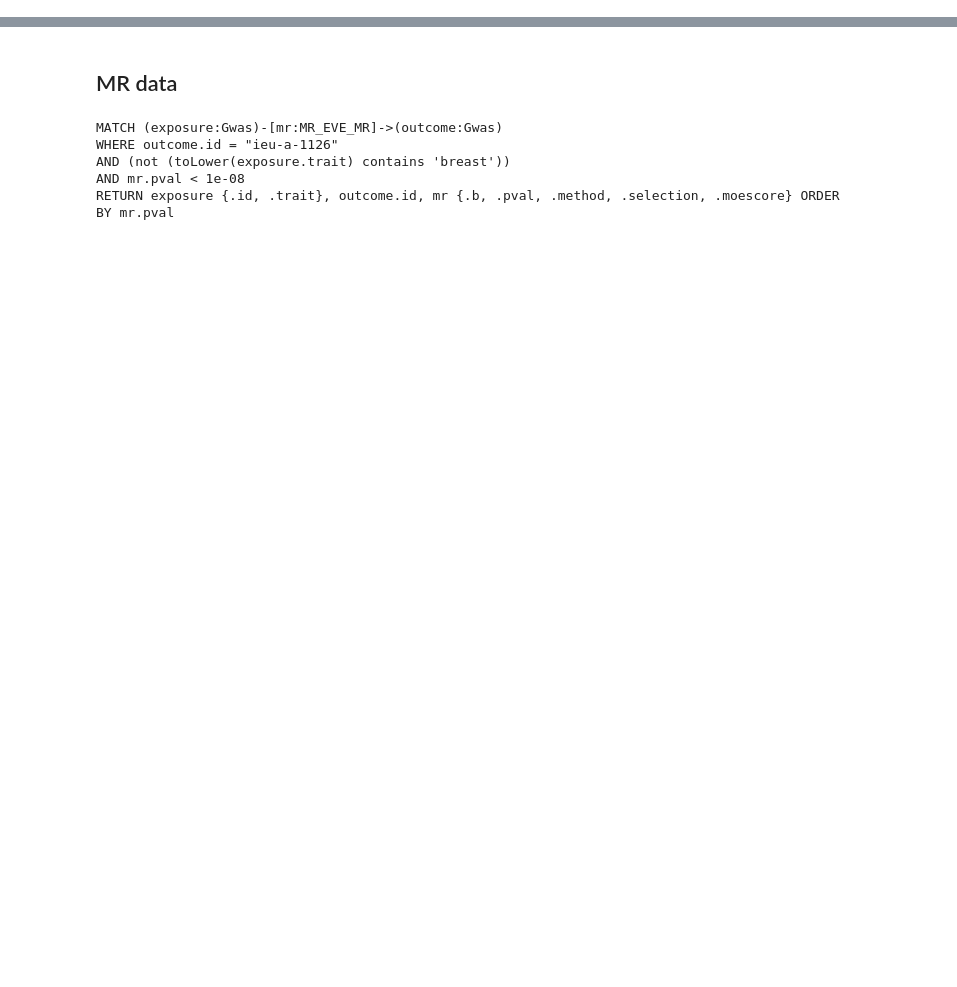
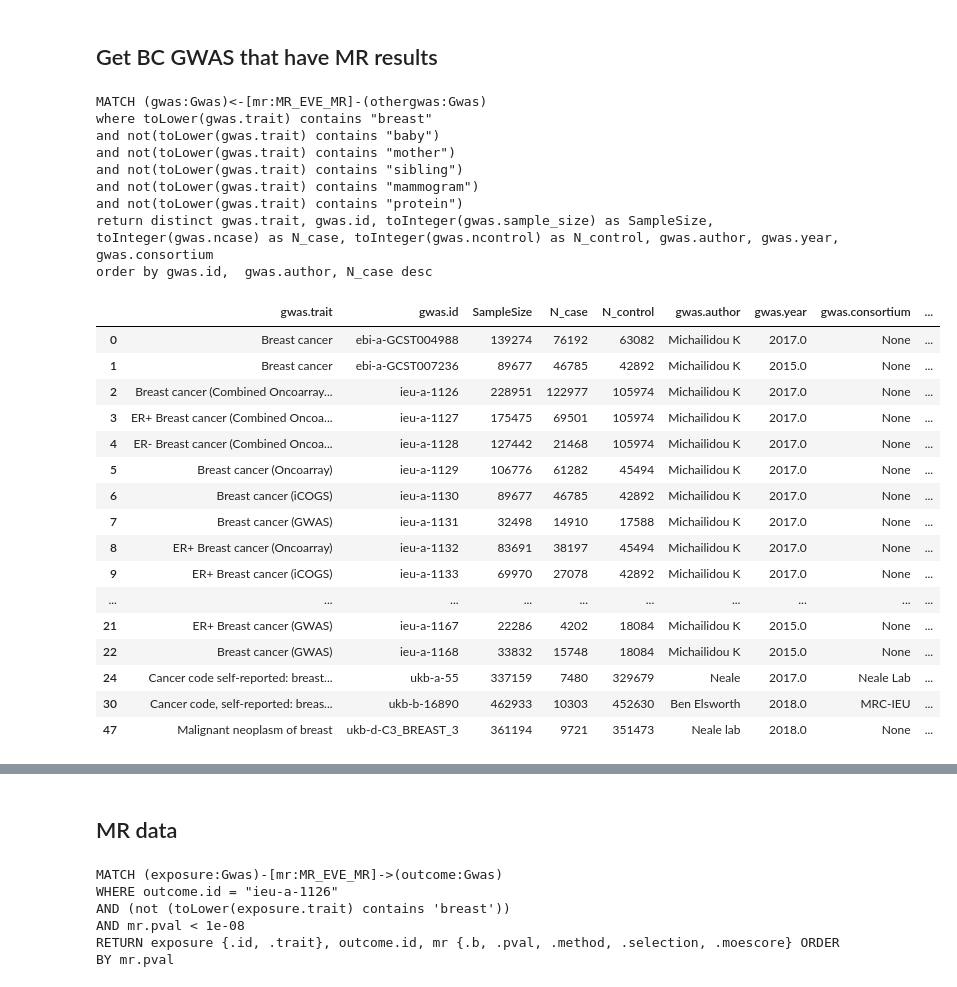
Before and after one commit to mvab/epigraphdb-breast-cancer, a Jupyter notebook: 6_breast_cancer_gwas_mr.ipynb, the cells around one changed output, grey strips where cells are left out. Saved outputs shown, nothing was run; the diff lists cells and outputs as text; code cells hidden in the pictures; blank space fills up the shorter version.

```diff
--- a/6_breast_cancer_gwas_mr.ipynb
+++ b/6_breast_cancer_gwas_mr.ipynb
@@ -51,0 +31,54 @@ order by gwas_to_variant.samplesize desc
+# %% [markdown]
+## Get BC GWAS that have MR results
+# %%
+query="""
+MATCH (gwas:Gwas)<-[mr:MR_EVE_MR]-(othergwas:Gwas)
+where toLower(gwas.trait) contains "breast"
+and not(toLower(gwas.trait) contains "baby")
+and not(toLower(gwas.trait) contains "mother")
+and not(toLower(gwas.trait) contains "sibling")
+and not(toLower(gwas.trait) contains "mammogram")
+and not(toLower(gwas.trait) contains "protein")
+return distinct gwas.trait, gwas.id, toInteger(gwas.sample_size) as SampleSize,
+toInteger(gwas.ncase) as N_case, toInteger(gwas.ncontrol) as N_control, gwas.author, gwas.year, gwas.consortium
+order by gwas.id,  gwas.author, N_case desc
+"""
+df = query_to_df(session, query)
+#df.to_csv("query_results/bc_gwas_with_mr.tsv", sep="\t", index=False)
+
+# calulate cases % in the dataset and only keep those >2%
+df['case_percent'] = df['N_case']/df['SampleSize']*100
+df = df[df['case_percent'] > 2]
+
+
+df.to_csv("query_results/bc_gwas_with_mr_keep.tsv", sep="\t", index=False)
+all_bc_gwas = list(df['gwas.id'])
+df
+# %% [output]
+MATCH (gwas:Gwas)<-[mr:MR_EVE_MR]-(othergwas:Gwas)
+where toLower(gwas.trait) contains "breast"
+and not(toLower(gwas.trait) contains "baby")
+and not(toLower(gwas.trait) contains "mother")
+and not(toLower(gwas.trait) contains "sibling")
+and not(toLower(gwas.trait) contains "mammogram")
+and not(toLower(gwas.trait) contains "protein")
+return distinct gwas.trait, gwas.id, toInteger(gwas.sample_size) as SampleSize,
+toInteger(gwas.ncase) as N_case, toInteger(gwas.ncontrol) as N_control, gwas.author, gwas.year, gwas.consortium
+order by gwas.id,  gwas.author, N_case desc
+|  | gwas.trait | gwas.id | SampleSize | N_case | N_control | gwas.author | gwas.year | gwas.consortium | ... |
+| 0 | Breast cancer | ebi-a-GCST004988 | 139274 | 76192 | 63082 | Michailidou K | 2017.0 | None | ... |
+| 1 | Breast cancer | ebi-a-GCST007236 | 89677 | 46785 | 42892 | Michailidou K | 2015.0 | None | ... |
+| 2 | Breast cancer (Combined Oncoarray... | ieu-a-1126 | 228951 | 122977 | 105974 | Michailidou K | 2017.0 | None | ... |
+| 3 | ER+ Breast cancer (Combined Oncoa... | ieu-a-1127 | 175475 | 69501 | 105974 | Michailidou K | 2017.0 | None | ... |
+| 4 | ER- Breast cancer (Combined Oncoa... | ieu-a-1128 | 127442 | 21468 | 105974 | Michailidou K | 2017.0 | None | ... |
+| 5 | Breast cancer (Oncoarray) | ieu-a-1129 | 106776 | 61282 | 45494 | Michailidou K | 2017.0 | None | ... |
+| 6 | Breast cancer (iCOGS) | ieu-a-1130 | 89677 | 46785 | 42892 | Michailidou K | 2017.0 | None | ... |
+| 7 | Breast cancer (GWAS) | ieu-a-1131 | 32498 | 14910 | 17588 | Michailidou K | 2017.0 | None | ... |
+| 8 | ER+ Breast cancer (Oncoarray) | ieu-a-1132 | 83691 | 38197 | 45494 | Michailidou K | 2017.0 | None | ... |
+| 9 | ER+ Breast cancer (iCOGS) | ieu-a-1133 | 69970 | 27078 | 42892 | Michailidou K | 2017.0 | None | ... |
+| ... | ... | ... | ... | ... | ... | ... | ... | ... | ... |
+| 21 | ER+ Breast cancer (GWAS) | ieu-a-1167 | 22286 | 4202 | 18084 | Michailidou K | 2015.0 | None | ... |
+| 22 | Breast cancer (GWAS) | ieu-a-1168 | 33832 | 15748 | 18084 | Michailidou K | 2015.0 | None | ... |
+| 24 | Cancer code self-reported: breast... | ukb-a-55 | 337159 | 7480 | 329679 | Neale | 2017.0 | Neale Lab | ... |
+| 30 | Cancer code, self-reported: breas... | ukb-b-16890 | 462933 | 10303 | 452630 | Ben Elsworth | 2018.0 | MRC-IEU | ... |
+| 47 | Malignant neoplasm of breast | ukb-d-C3_BREAST_3 | 361194 | 9721 | 351473 | Neale lab | 2018.0 | None | ... |
```
Also changed, not shown: parts of 9 cells of this notebook, 5 other files.
